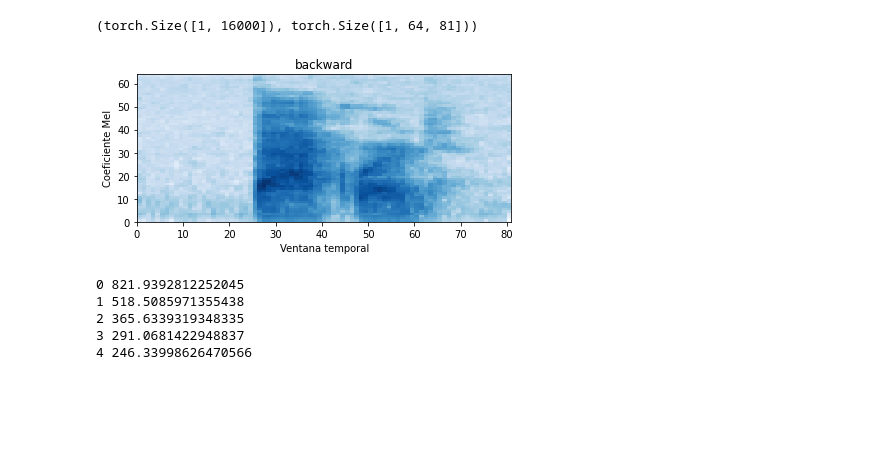
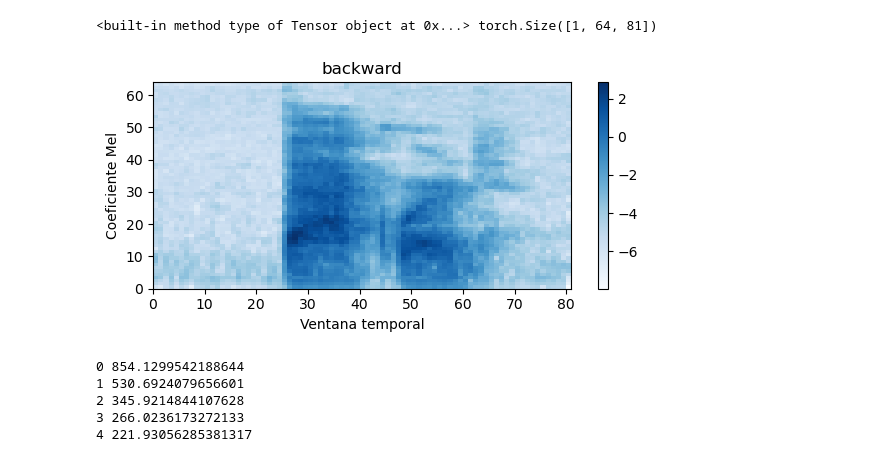
Before and after one commit to phuijse-classroom/speech-commands-lstm, a Jupyter notebook: lstm_melspectrogram.ipynb, the cells around one changed output. Drawn from its saved outputs; the diff is of its cells as text; code cells hidden in the pictures; blank space fills up the shorter version.

```diff
--- a/lstm_melspectrogram.ipynb
+++ b/lstm_melspectrogram.ipynb
@@ -1,26 +45,14 @@
 # %%
-import torch
-import torchaudio
-import matplotlib.pyplot as plt
-from IPython.display import Audio
 import torchaudio.transforms as transforms
 
-dataset = torchaudio.datasets.SPEECHCOMMANDS('.', download=True)
-train, test = torch.utils.data.random_split(dataset, [80_000, len(dataset)-80_000],
-                                            torch.Generator().manual_seed(1234))
-
-waveform, sample_rate, label, _, _ = dataset[2]
-# la frecuencia de muestreo es 16kHz, los audios son de 1 segundo
-display(Audio(data=waveform.numpy(), rate=sample_rate))
-
 mel_transform = transforms.MelSpectrogram(sample_rate, n_mels=64)
-mel_specgram = mel_transform(waveform)
+logmel_specgram = mel_transform(waveform).log10()
+print(logmel_specgram.type, logmel_specgram.shape)
 
 fig, ax = plt.subplots(figsize=(6, 3), tight_layout=True)
-ax.pcolormesh(mel_specgram[0].log(), cmap=plt.cm.Blues);
+p = ax.pcolormesh(logmel_specgram[0], cmap=plt.cm.Blues);
+fig.colorbar(p)
 ax.set_xlabel('Ventana temporal')
 ax.set_ylabel('Coeficiente Mel')
-ax.set_title(label)
-
-waveform.shape, mel_specgram.shape
+ax.set_title(label);
 # %% [output]
@@ -28,5 +59,5 @@ waveform.shape, mel_specgram.shape
-(torch.Size([1, 16000]), torch.Size([1, 64, 81]))
+<built-in method type of Tensor object at 0x...> torch.Size([1, 64, 81])
-[figure, old version]
+[figure, new version]
 # %%
 import torch.nn as nn
 from torch.nn.utils.rnn import pad_sequence
@@ -80,7 +111,7 @@ for epoch in tqdm(range(5)):
     model.train()
     for waveforms, labels in train_loader:
         # Transformar a logmel
-        log_mel = (1e-10+mel_transform(waveforms)).log()
+        log_mel = (1e-10+mel_transform(waveforms)).log10()
         # Dejar de tamaño [batch_size, ventanas, coeficientes_mel]
         log_mel = log_mel.squeeze(1).transpose(1, 2)
         # Entrenar:
@@ -93,11 +124,11 @@ for epoch in tqdm(range(5)):
 
     print(f"{epoch} {loss_epoch}")
 # %% [output]
-0 821.9392812252045
-1 518.5085971355438
-2 365.6339319348335
-3 291.0681422948837
-4 246.33998626470566
+0 854.1299542188644
+1 530.6924079656601
+2 345.9214844107628
+3 266.0236173272133
+4 221.93056285381317
 # %%
 import numpy as np
 
```
Also changed, not shown: parts of 4 cells of this notebook.
